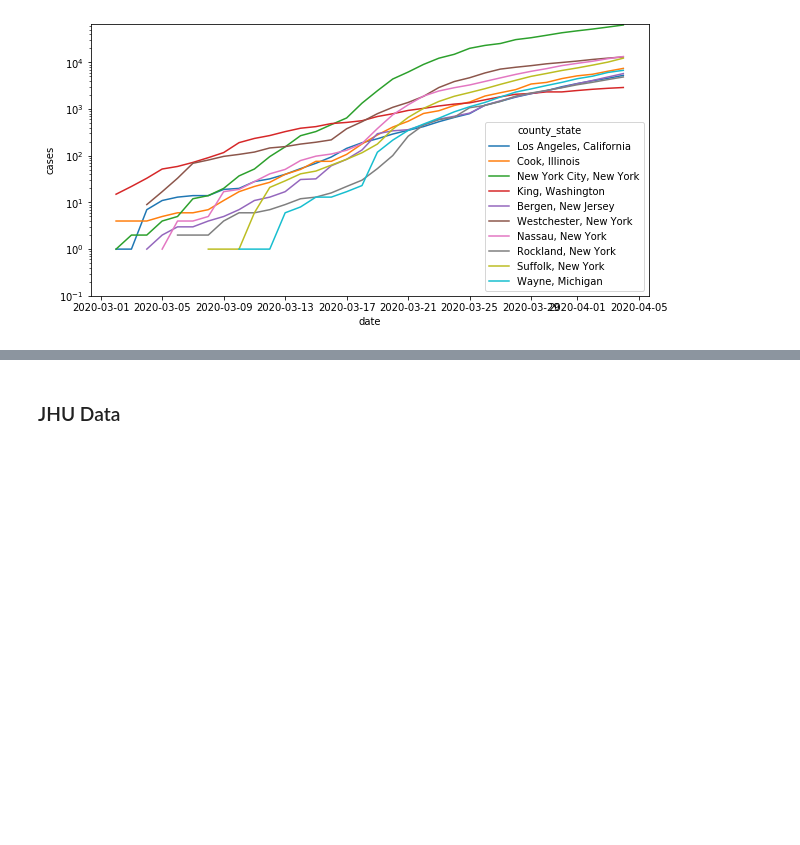
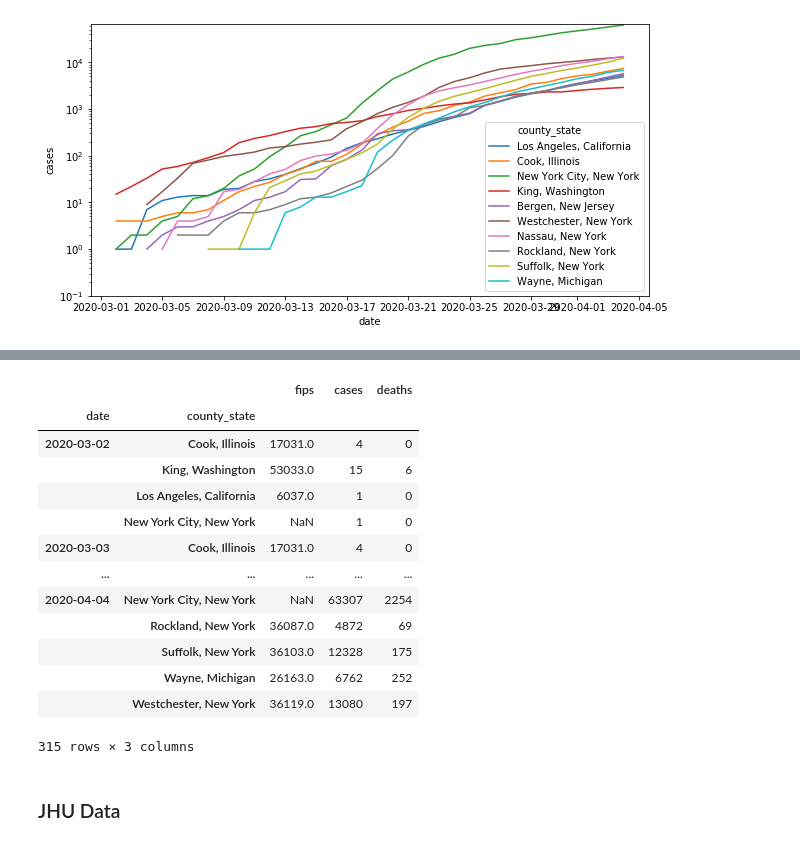
Before and after one commit to TianyuanCai/covid19, a Jupyter notebook: code/EDA.ipynb, the cells around one changed output, grey strips where cells are left out. Cells and saved outputs as stored; diff of their text form; code cells hidden in the pictures; blank space fills up the shorter version.

```diff
--- a/code/EDA.ipynb
+++ b/code/EDA.ipynb
@@ -143 +164,19 @@ ax.set_yscale('log');
+# %%
+data_halftime.groupby(['date','county_state']).mean() # how to get the difference of same city but different dates?
+# the problem is we have different number of counties in each date
+# %% [output]
+|  |  | fips | cases | deaths |
+| date | county_state |  |  |  |
+| 2020-03-02 | Cook, Illinois | 17031.0 | 4 | 0 |
+|  | King, Washington | 53033.0 | 15 | 6 |
+|  | Los Angeles, California | 6037.0 | 1 | 0 |
+|  | New York City, New York | NaN | 1 | 0 |
+| 2020-03-03 | Cook, Illinois | 17031.0 | 4 | 0 |
+| ... | ... | ... | ... | ... |
+| 2020-04-04 | New York City, New York | NaN | 63307 | 2254 |
+|  | Rockland, New York | 36087.0 | 4872 | 69 |
+|  | Suffolk, New York | 36103.0 | 12328 | 175 |
+|  | Wayne, Michigan | 26163.0 | 6762 | 252 |
+|  | Westchester, New York | 36119.0 | 13080 | 197 |
+315 rows × 3 columns
 # %%
```
Also changed, not shown: parts of 4 cells of this notebook.
